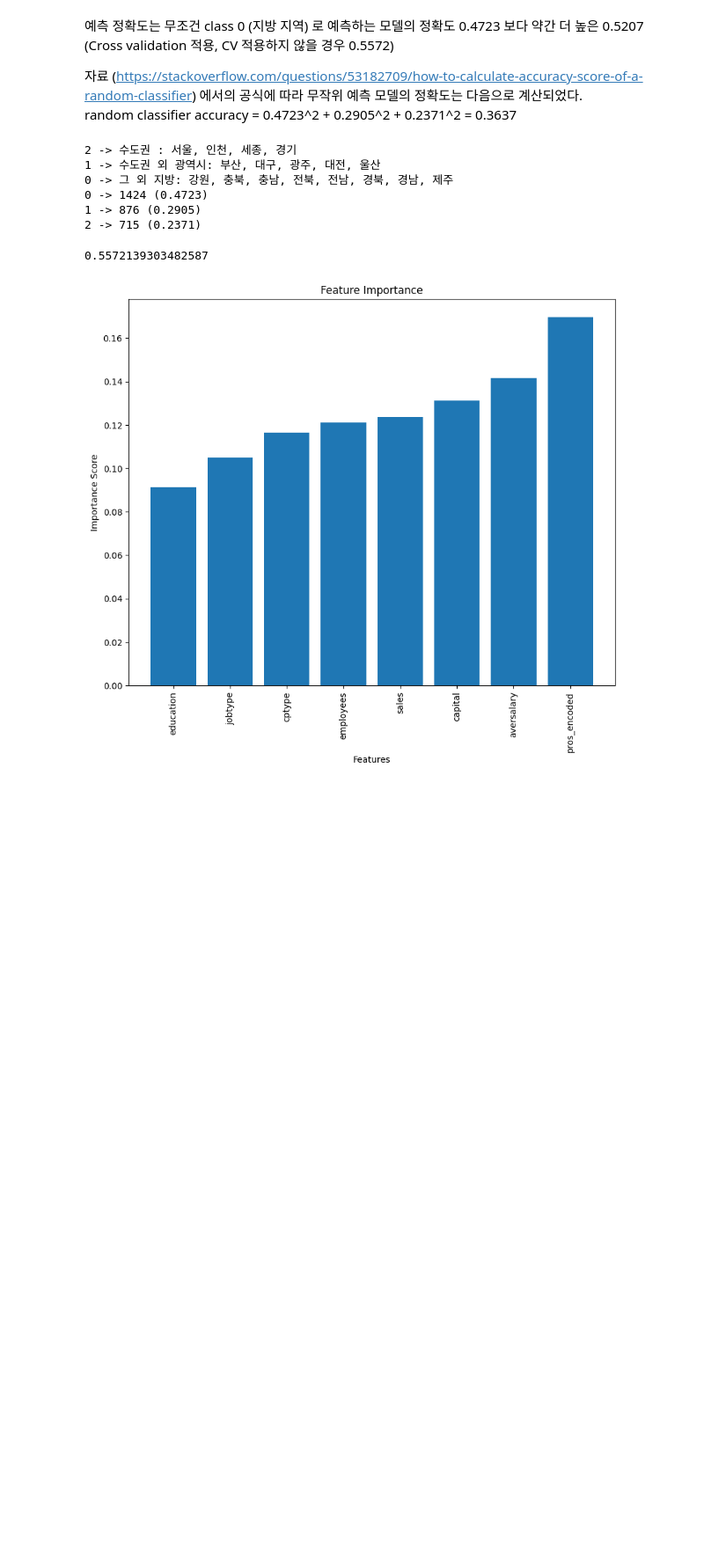
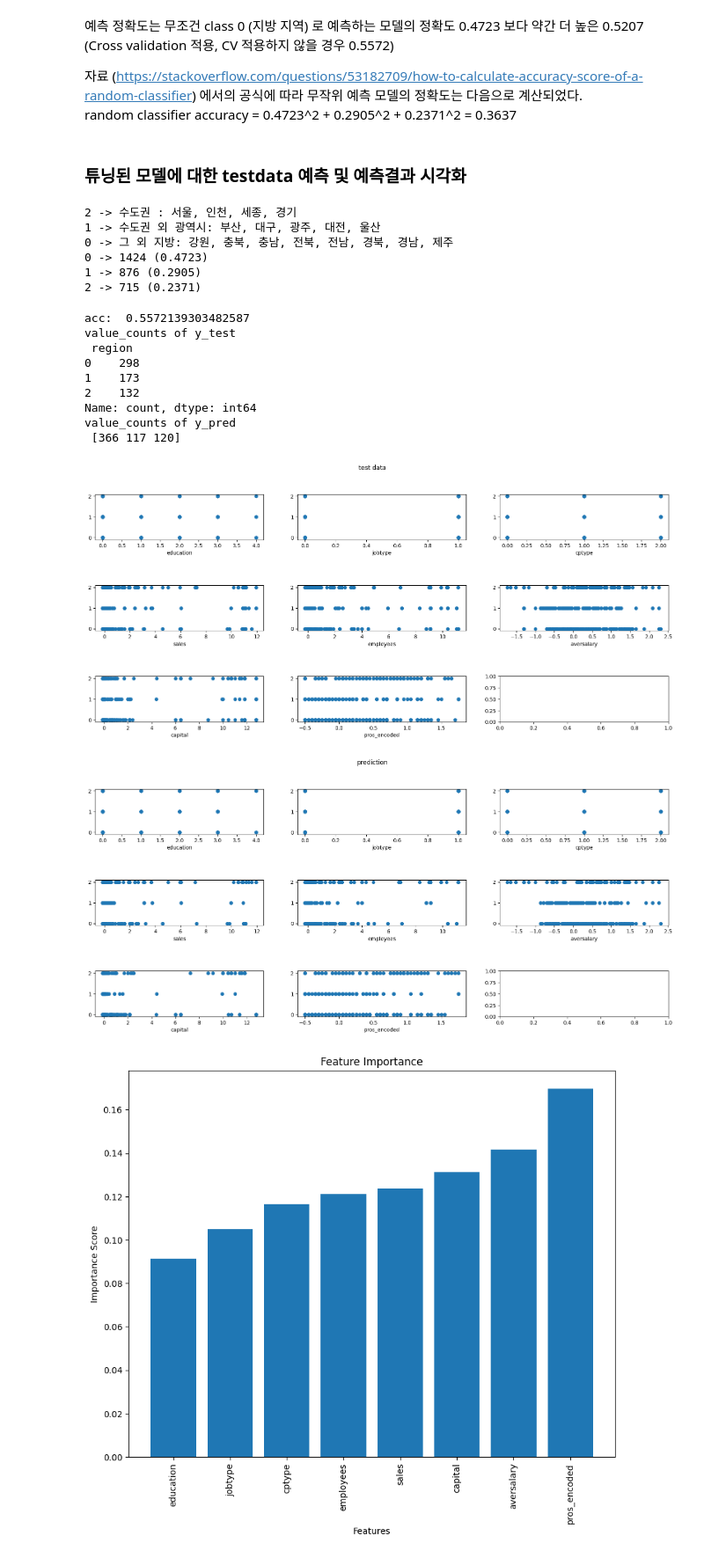
Before and after one commit to RGB234/----------, a Jupyter notebook: prediction.ipynb, the cells around one changed output. Shown at 88% size. Cells and saved outputs as stored; diff of their text form; code cells hidden in the pictures; blank space fills up the shorter version.

Commit message:
visualization

```diff
--- a/prediction.ipynb
+++ b/prediction.ipynb
@@ -447,35 +446,79 @@ Best Score:  0.5207296849087893
 
 자료 (https://stackoverflow.com/questions/53182709/how-to-calculate-accuracy-score-of-a-random-classifier) 에서의 공식에 따라 무작위 예측 모델의 정확도는 다음으로 계산되었다.
 random classifier accuracy = 0.4723^2 + 0.2905^2 + 0.2371^2 = 0.3637
+# %% [markdown]
+### 튜닝된 모델에 대한 testdata 예측 및 예측결과 시각화
 # %%
 print("2 -> 수도권 : 서울, 인천, 세종, 경기")
 print("1 -> 수도권 외 광역시: 부산, 대구, 광주, 대전, 울산")
 print("0 -> 그 외 지방: 강원, 충북, 충남, 전북, 전남, 경북, 경남, 제주")
 region_counts = df['region'].value_counts()
 
 total = df['region'].value_counts().sum()
 for region, counts in enumerate(region_counts):
     print(f"{region} -> {counts} ({np.round(counts/total, 4)})")
 
 X = df.iloc[:, 1:]
 y = df['region']
 
 X_train, X_test, y_train, y_test = train_test_split(X, y, test_size=0.2, random_state=747)
 
-xgbClassifier_tuned = XGBClassifier(randSearch.best_params_)
+
+# Best Parameters:  {'n_estimators': 200, 'max_depth': 4, 'learning_rate': 0.54}
+
+xgbClassifier_tuned = XGBClassifier({'n_estimators': 200, 'max_depth': 4, 'learning_rate': 0.54})
 
 xgbClassifier_tuned.fit(X_train, y_train)
 y_pred = xgbClassifier_tuned.predict(X_test)
 
-accuracy_score(y_test, y_pred)
+print("acc: ", accuracy_score(y_test, y_pred))
+
+print("value_counts of y_test\n", y_test.value_counts())
+print("value_counts of y_pred\n", np.bincount(y_pred))
+
+## X_test - y_test 산점도
+features = df.columns[1:]
+
+fig, axes = plt.subplots(nrows= 3, ncols=3, figsize=(20, 8))
+
+fig.subplots_adjust(hspace=1, wspace=0.2)
+for feature_idx in range(len(features)):
+    axe_row = feature_idx // 3
+    axe_col = feature_idx % 3
+    axes[axe_row, axe_col].scatter(X_test[features[feature_idx]], y_test)
+    axes[axe_row, axe_col].set_xlabel(features[feature_idx])
+plt.suptitle("test data")
+plt.show()
+
+## X_test - y_pred 산점도
+fig, axes = plt.subplots(nrows= 3, ncols=3, figsize=(20, 8))
+fig.subplots_adjust(hspace=1, wspace=0.2)
+for feature_idx in range(len(features)):
+    axe_row = feature_idx // 3
+    axe_col = feature_idx % 3
+    axes[axe_row, axe_col].scatter(X_test[features[feature_idx]], y_pred)
+    axes[axe_row, axe_col].set_xlabel(features[feature_idx])
+
+plt.suptitle("prediction")
+plt.show()
 # %% [output]
 2 -> 수도권 : 서울, 인천, 세종, 경기
 1 -> 수도권 외 광역시: 부산, 대구, 광주, 대전, 울산
 0 -> 그 외 지방: 강원, 충북, 충남, 전북, 전남, 경북, 경남, 제주
 0 -> 1424 (0.4723)
 1 -> 876 (0.2905)
 2 -> 715 (0.2371)
-0.5572139303482587
+acc:  0.5572139303482587
+value_counts of y_test
+ region
+0    298
+1    173
+2    132
+Name: count, dtype: int64
+value_counts of y_pred
+ [366 117 120]
+[figure, added]
+[figure, added]
 # %%
 feature_importance = xgbClassifier_tuned.feature_importances_
 # 오름차순 정렬 시 인덱스
```
Also changed, not shown: parts of 1 cell of this notebook.
